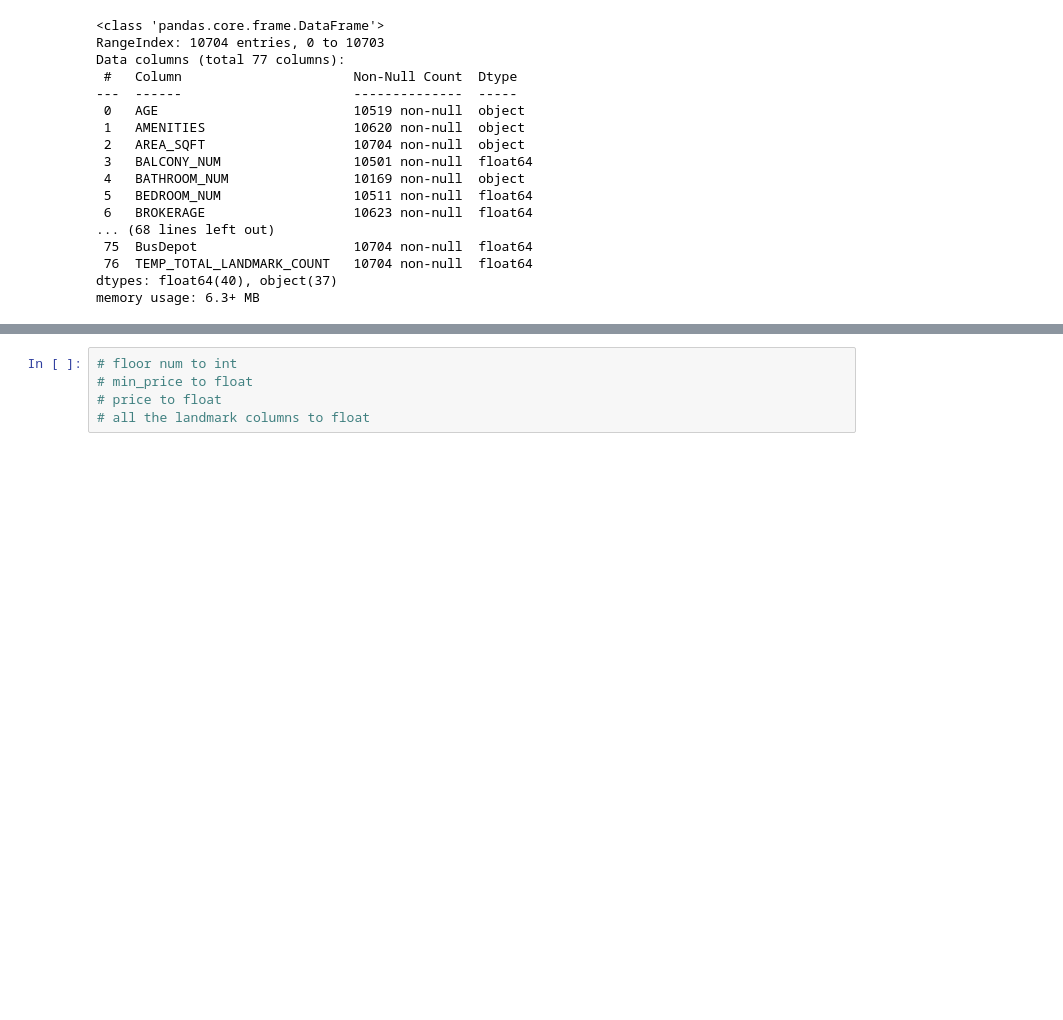
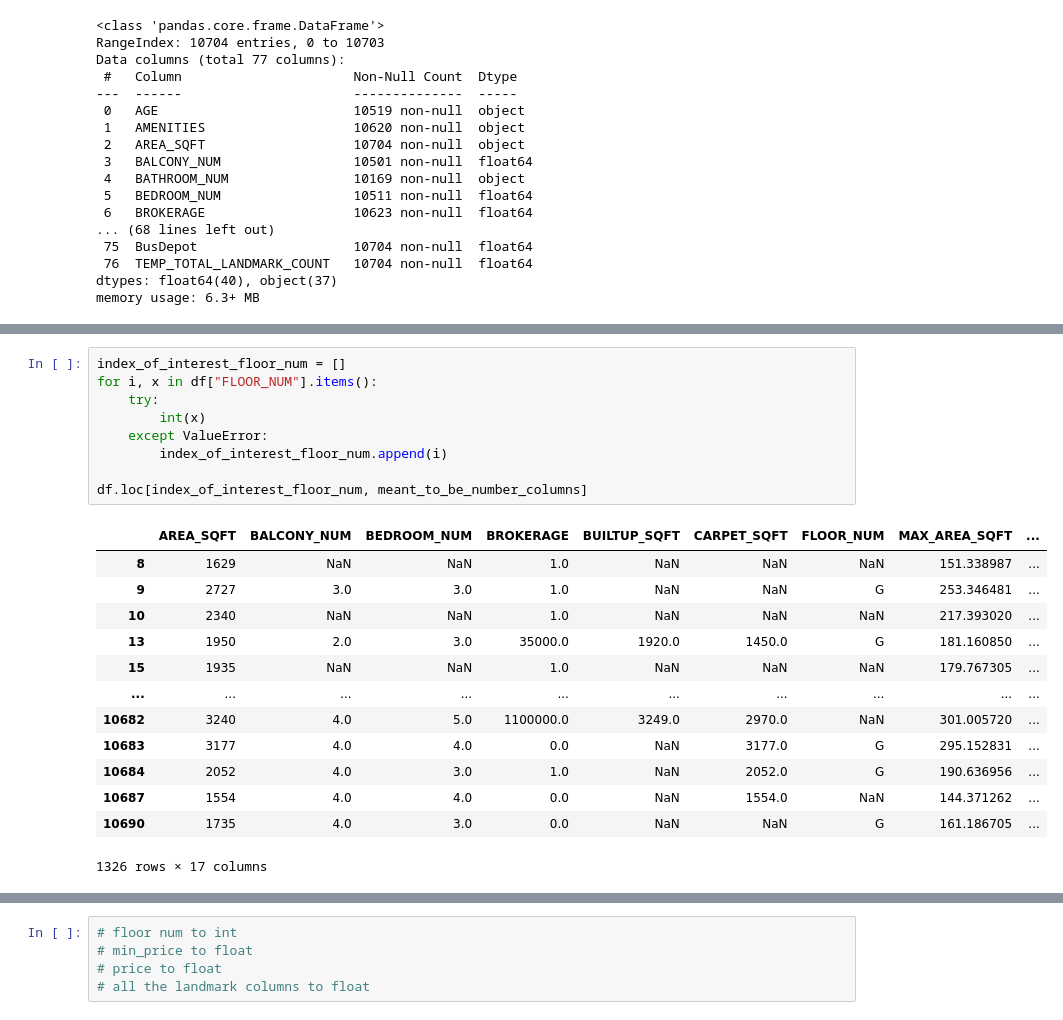
Before and after one commit to bolexyro/India-Property-Price-Prediction, a Jupyter notebook: Notebooks/main.ipynb, the cells around one changed output, grey strips where cells are left out. Cells and saved outputs as stored; diff of their text form; blank space fills up the shorter version.

```diff
--- a/Notebooks/main.ipynb
+++ b/Notebooks/main.ipynb
@@ -712,0 +1080,23 @@ memory usage: 6.3+ MB
+# %%
+index_of_interest_floor_num = []
+for i, x in df["FLOOR_NUM"].items():
+    try:
+        int(x)
+    except ValueError:
+        index_of_interest_floor_num.append(i)
+
+df.loc[index_of_interest_floor_num, meant_to_be_number_columns]
+# %% [output]
+|  | AREA_SQFT | BALCONY_NUM | BEDROOM_NUM | BROKERAGE | BUILTUP_SQFT | CARPET_SQFT | FLOOR_NUM | MAX_AREA_SQFT | ... |
+| 8 | 1629 | NaN | NaN | 1.0 | NaN | NaN | NaN | 151.338987 | ... |
+| 9 | 2727 | 3.0 | 3.0 | 1.0 | NaN | NaN | G | 253.346481 | ... |
+| 10 | 2340 | NaN | NaN | 1.0 | NaN | NaN | NaN | 217.393020 | ... |
+| 13 | 1950 | 2.0 | 3.0 | 35000.0 | 1920.0 | 1450.0 | G | 181.160850 | ... |
+| 15 | 1935 | NaN | NaN | 1.0 | NaN | NaN | NaN | 179.767305 | ... |
+| ... | ... | ... | ... | ... | ... | ... | ... | ... | ... |
+| 10682 | 3240 | 4.0 | 5.0 | 1100000.0 | 3249.0 | 2970.0 | NaN | 301.005720 | ... |
+| 10683 | 3177 | 4.0 | 4.0 | 0.0 | NaN | 3177.0 | G | 295.152831 | ... |
+| 10684 | 2052 | 4.0 | 3.0 | 1.0 | NaN | 2052.0 | G | 190.636956 | ... |
+| 10687 | 1554 | 4.0 | 4.0 | 0.0 | NaN | 1554.0 | NaN | 144.371262 | ... |
+| 10690 | 1735 | 4.0 | 3.0 | 0.0 | NaN | NaN | G | 161.186705 | ... |
+1326 rows × 17 columns
```
Also changed, not shown: parts of 70 cells of this notebook.
